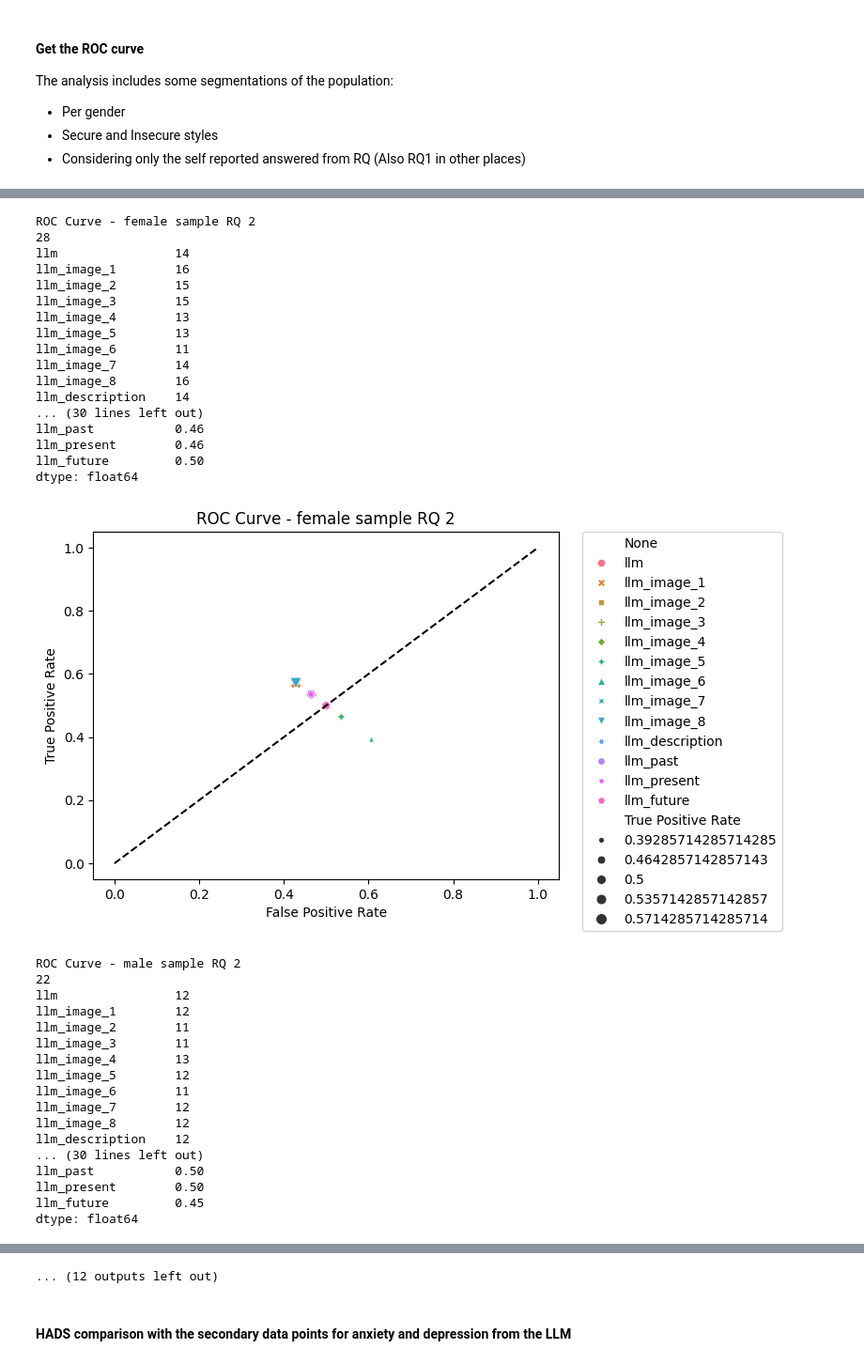
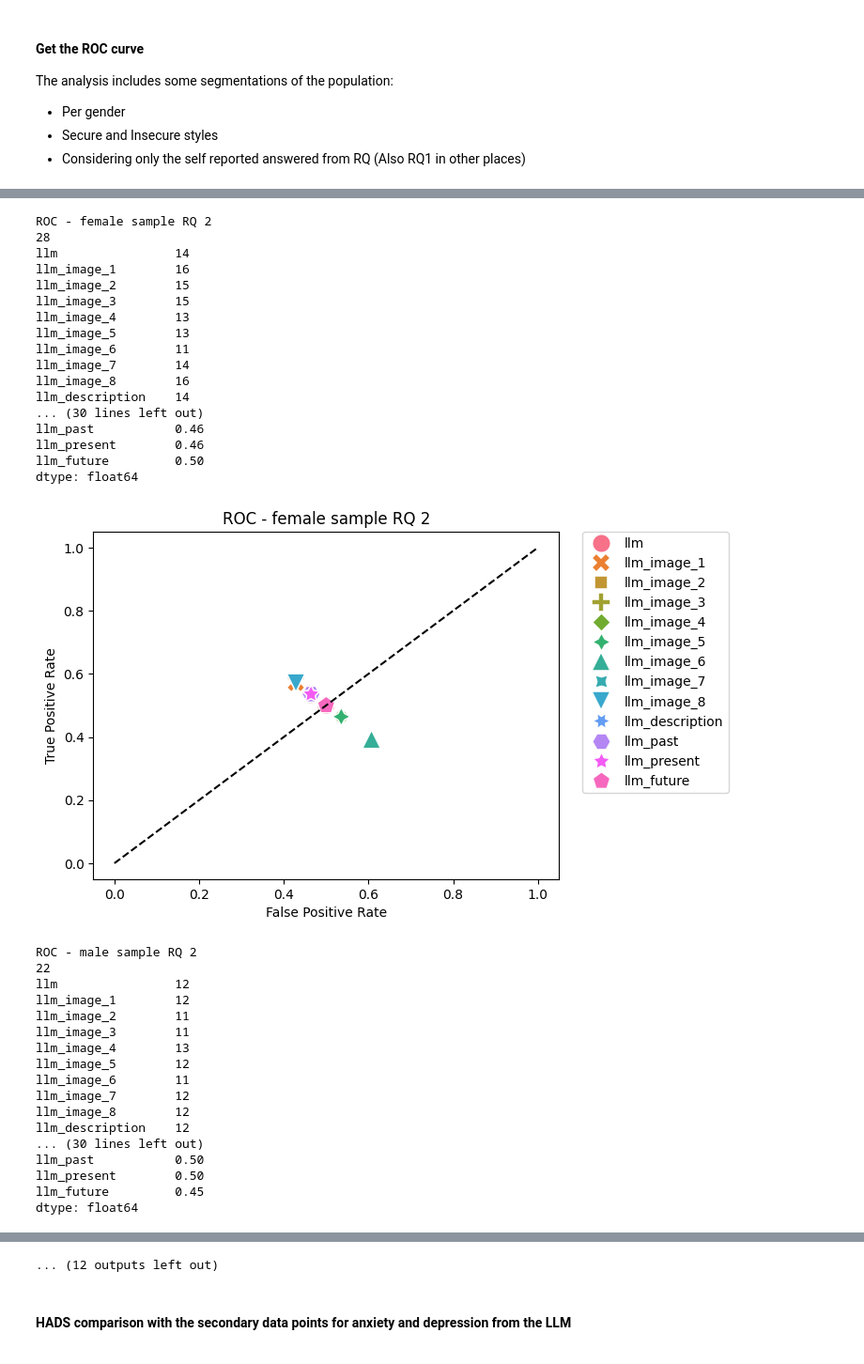
Before and after one commit to Zelev/attachment-jupyter, a Jupyter notebook: Attachment transcription service.ipynb, the cells around one changed output, grey strips where cells are left out. Shown at 94% size. Drawn from its saved outputs; the diff is of its cells as text; code cells hidden in the pictures.

Commit message:
Fix graph error messages

```diff
--- a/Attachment transcription service.ipynb
+++ b/Attachment transcription service.ipynb
@@ -945,16 +945,16 @@ df_style_rq_1_secure = df_style_rq_1[df_style_rq_1["RQ"] == "Secure"]
 df_style_rq_1_insecure = df_style_rq_1[df_style_rq_1["RQ"] != "Secure"]
 
 df_styling_dict = [
-    {"data": df_style_rq_2, "title": "ROC Curve - full sample RQ 2"},
-    {"data": df_style_rq_2_secure, "title": "ROC Curve - secure sample RQ 2"},
-    {"data": df_style_rq_2_insecure, "title": "ROC Curve - insecure sample RQ 2"},
-    {"data": df_style_female_rq2, "title": "ROC Curve - female sample RQ 2"},
-    {"data": def_style_male_rq2, "title": "ROC Curve - male sample RQ 2"},
-    {"data": df_style_rq_1, "title": "ROC Curve - full sample RQ 1"},
-    {"data": df_style_rq_1_secure, "title": "ROC Curve - secure sample RQ 1"},
-    {"data": df_style_rq_1_insecure, "title": "ROC Curve - insecure sample RQ 1"},
-    {"data": df_style_female_rq1, "title": "ROC Curve - female sample RQ 1"},
-    {"data": def_style_male_rq1, "title": "ROC Curve - male sample RQ 1"},
+    {"data": df_style_rq_2, "title": "ROC - full sample RQ 2"},
+    {"data": df_style_rq_2_secure, "title": "ROC - secure sample RQ 2"},
+    {"data": df_style_rq_2_insecure, "title": "ROC - insecure sample RQ 2"},
+    {"data": df_style_female_rq2, "title": "ROC - female sample RQ 2"},
+    {"data": def_style_male_rq2, "title": "ROC - male sample RQ 2"},
+    {"data": df_style_rq_1, "title": "ROC - full sample RQ 1"},
+    {"data": df_style_rq_1_secure, "title": "ROC - secure sample RQ 1"},
+    {"data": df_style_rq_1_insecure, "title": "ROC - insecure sample RQ 1"},
+    {"data": df_style_female_rq1, "title": "ROC - female sample RQ 1"},
+    {"data": def_style_male_rq1, "title": "ROC - male sample RQ 1"},
 ]
 
 def custom_is_equal(llm: str, rq: str) -> bool:
@@ -1008,7 +1008,7 @@ for roc_style_data in df_styling_dict:
         y="True Positive Rate",
         hue=roc_curve.index,
         style=roc_curve.index,
-        size="True Positive Rate",
+        s=200,
     )
 
     # Add the diagonal line
@@ -1094,22 +1094,22 @@ See the caveats in the documentation: https://pandas.pydata.org/pandas-docs/stab
-ROC Curve - female sample RQ 2
+ROC - female sample RQ 2
 28
 llm                14
 llm_image_1        16
 llm_image_2        15
 llm_image_3        15
 llm_image_4        13
 llm_image_5        13
 llm_image_6        11
 llm_image_7        14
 llm_image_8        16
 llm_description    14
 ... (30 lines left out)
 llm_past           0.46
 llm_present        0.46
 llm_future         0.50
 dtype: float64
-[figure, old version]
+[figure, new version]
-ROC Curve - male sample RQ 2
+ROC - male sample RQ 2
 22
 llm                12
 llm_image_1        12
```
Also changed, not shown: parts of 4 cells of this notebook.
